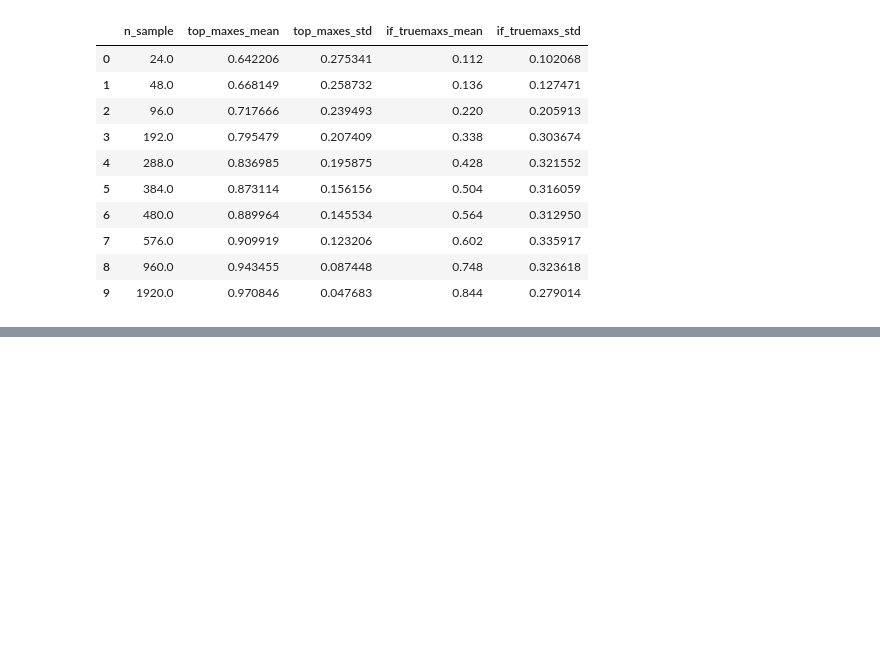
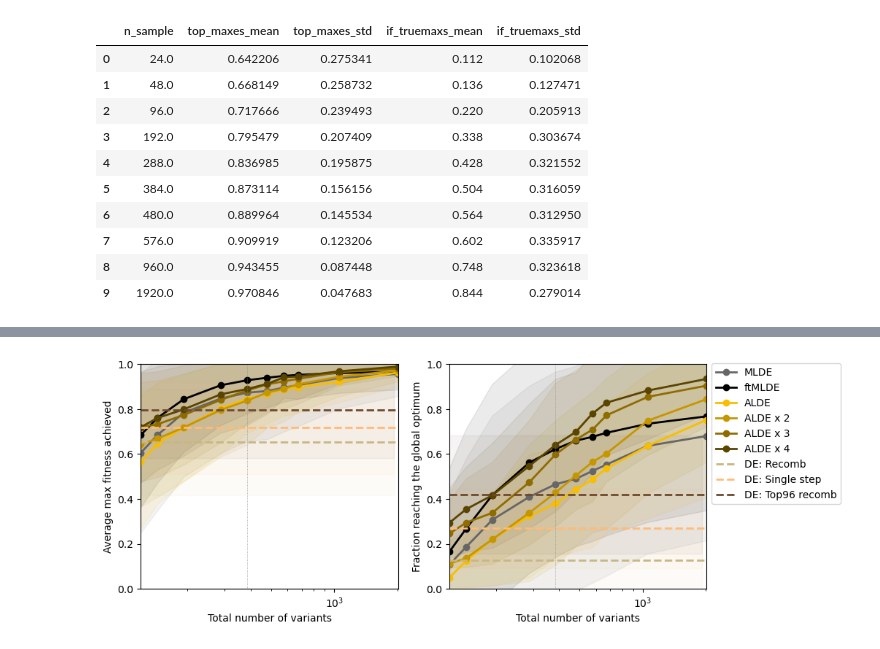
Before and after one commit to fhalab/SSMuLA, a Jupyter notebook: sandbox/fig_cleanup/fig2a.ipynb, the cells around one changed output, grey strips where cells are left out. Saved outputs shown, nothing was run; the diff lists cells and outputs as text; code cells hidden in the pictures; blank space fills up the shorter version.

```diff
--- a/sandbox/fig_cleanup/fig2a.ipynb
+++ b/sandbox/fig_cleanup/fig2a.ipynb
@@ -336,0 +352,4 @@ alde_df_2x
+# %%
+PRESENTATION_PALETTE_SATURATE["orange5"] = "#dc6c2b"
+PRESENTATION_PALETTE_SATURATE["orange6"] = "#c3541c"
+PRESENTATION_PALETTE_SATURATE["orange7"] = "#9b3e13"
@@ -336,0 +370,85 @@ alde_df_2x
+# %%
+# for avg cross number of samples
+n_top = 96
+n_corr = 384
+
+fig, axes = plt.subplots(1, 2, figsize=(10, 4))
+mlde_color_list = ["gray", "black", "yellow", "yellow5", "yellow6", "yellow7"]
+
+for ax, mlde_metric, de_metric, y_label in zip(
+    axes,
+    ["top_maxes", "if_truemaxs"],
+    ["mean_all", "fraction_max"],
+    ["Average max fitness achieved", "Fraction reaching the global optimum"],
+):
+
+    for i, (mlde_opts) in enumerate(["MLDE", "Average ftMLDE", "ALDE", "ALDE x 2", "ALDE x 3", "ALDE x 4"]):
+        mlde_df = avg_mlde_df_dict[mlde_opts]
+        # if i == 0:
+        #     label_app = "Vanilla "
+        # else:
+        #     label_app = ""
+
+        ax.plot(
+            # mlde_df.index,
+            # mlde_df["n_sample"],
+            TOTAL_N_LIST,
+            mlde_df[f"{mlde_metric}_mean"],
+            # label=label_app+mlde_opts,
+            label=mlde_opts.replace("Average ", ""),
+            marker="o",
+            linestyle="solid",
+            linewidth=2,
+            color=PRESENTATION_PALETTE_SATURATE[mlde_color_list[i]],
+        )
+        ax.fill_between(
+            # mlde_df.index,
+            # mlde_df["n_sample"],
+            TOTAL_N_LIST,
+            mlde_df[f"{mlde_metric}_mean"] - mlde_df[f"{mlde_metric}_std"],
+            mlde_df[f"{mlde_metric}_mean"] + mlde_df[f"{mlde_metric}_std"],
+            color=PRESENTATION_PALETTE_SATURATE[mlde_color_list[i]],
+            alpha=0.08,
+        )
+
+    for de in DE_TYPES:
+        ax.axhline(
+            de_avg.loc[de, f"{de_metric}_mean"],
+            label=f"DE: {DE_LEGEND_MAP[de]}",
+            color=DE_COLORS[de],
+            linestyle="dashed",
+            linewidth=2,
+        )
+        ax.fill_between(
+            N_SAMPLE_LIST,
+            de_avg.loc[de, f"{de_metric}_mean"] - de_avg.loc[de, f"{de_metric}_std"],
+            de_avg.loc[de, f"{de_metric}_mean"] + de_avg.loc[de, f"{de_metric}_std"],
+            color=DE_COLORS[de],
+            alpha=0.05,
+        )
+
+    # add vline
+    ax.axvline(
+        n_corr,
+        color="gray",
+        linewidth=0.5,
+        linestyle="dotted"
+    )
+
+    # ax.set_xlim(N_SAMPLE_LIST[0], N_SAMPLE_LIST[-1])
+    ax.set_xlim(TOTAL_N_LIST[0], TOTAL_N_LIST[-1])
+    ax.set_ylim(0, 1.0)
+
+    ax.set_xscale("log")
+    # ax.set_xlabel("Number of training samples")
+    ax.set_xlabel("Total number of variants")
+    ax.set_ylabel(y_label)
+
+    if ax == axes[1]:
+        ax.legend(loc="upper left", bbox_to_anchor=(1, 1.025))
+
+# fig.suptitle(
+#     "(ft)MLDE vs DE Performance Across 10 Landscapes", fontsize=12, fontweight="bold", y=0.95
+# )
+# %% [output]
+[figure, added]
```
Also changed, not shown: parts of 19 cells of this notebook.
